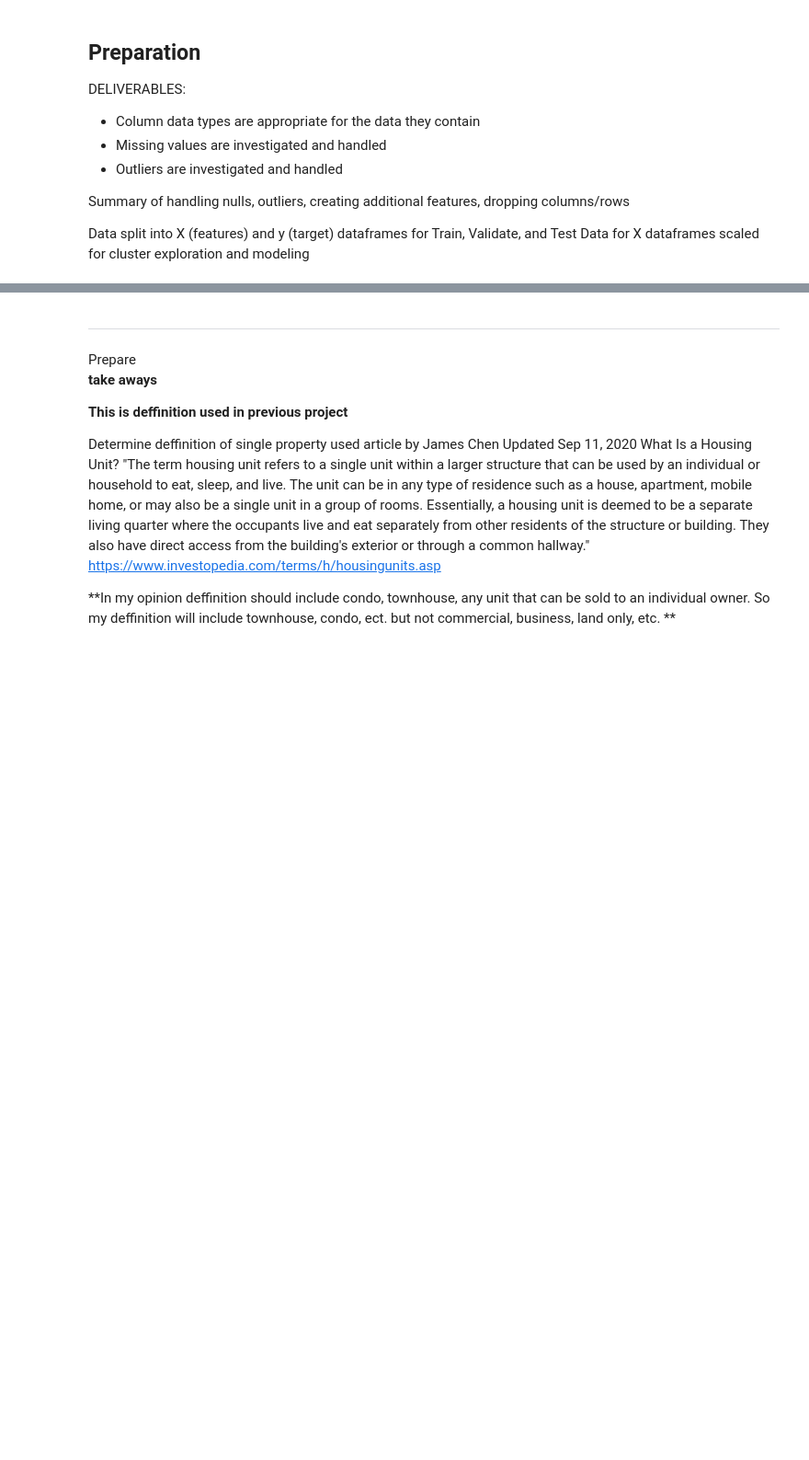
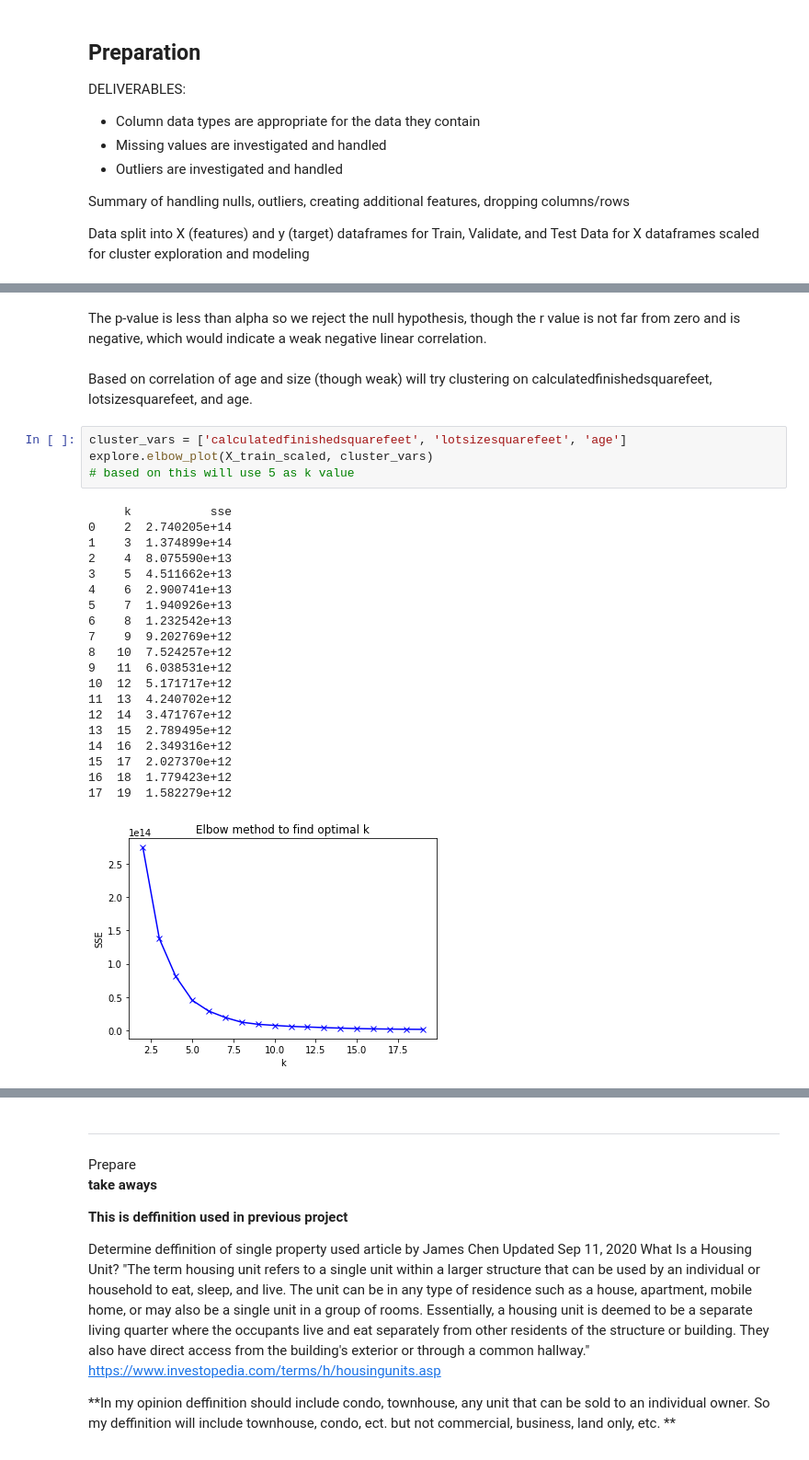
Before and after one commit to RyvynYoung/Zillow_Clustering_Project, a Jupyter notebook: mvp.ipynb, the cells around one changed output, grey strips where cells are left out. Shown: that part at 92% size. Cells and saved outputs as stored; diff of their text form; blank space fills up the shorter version.

Commit message:
starting explore

```diff
--- a/mvp.ipynb
+++ b/mvp.ipynb
@@ -144,0 +171,29 @@ Acquire
+# %% [markdown]
+The p-value is less than alpha so we reject the null hypothesis, though the r value is not far from zero and is negative, which would indicate a weak negative linear correlation.
+# %% [markdown]
+Based on correlation of age and size (though weak) will try clustering on calculatedfinishedsquarefeet, lotsizesquarefeet, and age.
+# %%
+cluster_vars = ['calculatedfinishedsquarefeet', 'lotsizesquarefeet', 'age']
+explore.elbow_plot(X_train_scaled, cluster_vars)
+# based on this will use 5 as k value
+# %% [output]
+     k           sse
+0    2  2.740205e+14
+1    3  1.374899e+14
+2    4  8.075590e+13
+3    5  4.511662e+13
+4    6  2.900741e+13
+5    7  1.940926e+13
+6    8  1.232542e+13
+7    9  9.202769e+12
+8   10  7.524257e+12
+9   11  6.038531e+12
+10  12  5.171717e+12
+11  13  4.240702e+12
+12  14  3.471767e+12
+13  15  2.789495e+12
+14  16  2.349316e+12
+15  17  2.027370e+12
+16  18  1.779423e+12
+17  19  1.582279e+12
+[figure, added]
```
Also changed, not shown: parts of 24 cells of this notebook, 2 other files.
